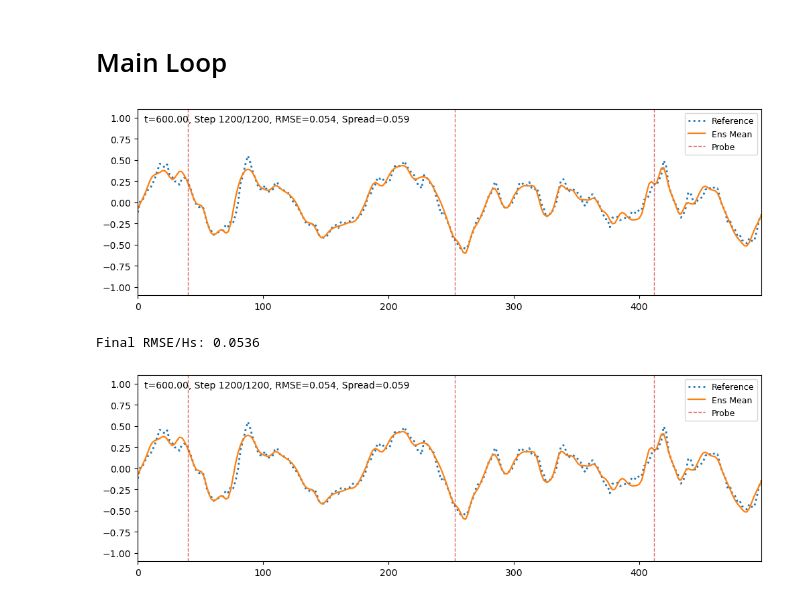
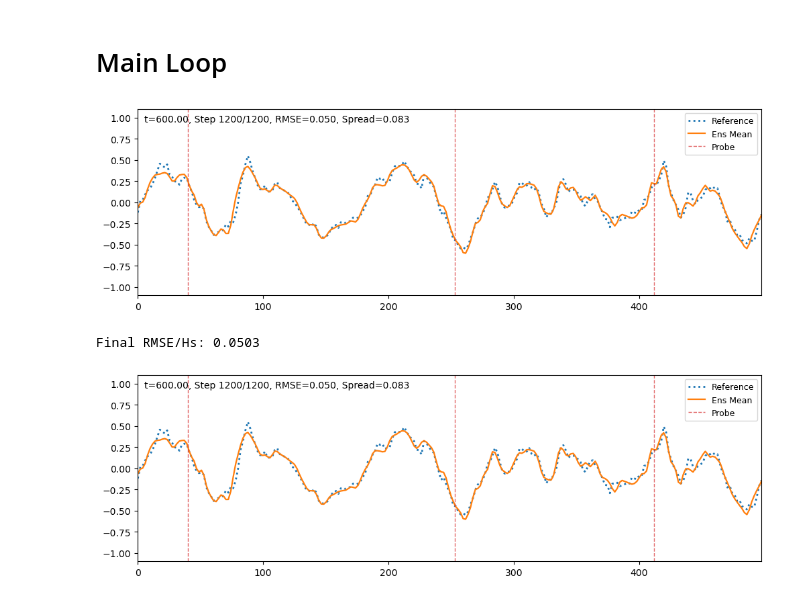
Before and after one commit to LtenHacken/Wave-Reconstruction, a Jupyter notebook: EnKF-LWT-CDR.ipynb, the cells around one changed output. Cells and saved outputs as stored; diff of their text form; code cells hidden in the pictures.

Commit message:
Put in correct filter and inflation also in the example run document

```diff
--- a/EnKF-LWT-CDR.ipynb
+++ b/EnKF-LWT-CDR.ipynb
@@ -13,24 +13,26 @@ from statistics import variance
 # %%
 # Data Selection
 DATA_FOLDER_NAME = 'data/GT_3_18'  # Options: 'GT_0_80', 'GT_3_18'
+
+Hs = 3.18 # Follow chosen dataset
 
 # Physics
 GRAVITY = 9.81
 
 # Ensemble Kalman Filter Parameters
-N_CYCLES      = 1200          # Number of cycles
-ENSEMBLE_SIZE = 100           # Ensemble Size (Ne)
-INFLATION     = 1.015         # Inflation factor
-LOCALIZATION_RANGE_RATIO = 0.08 # Fraction of domain length for localization
-SIGMA_ETA     = 0.05          # Measurement noise [m]
+N_CYCLES      = 1200                # Number of cycles
+ENSEMBLE_SIZE = 100                 # Ensemble Size (Ne)
+INFLATION     = 1.015               # Inflation factor
+LOCALIZATION_RANGE_RATIO = 0.08     # Fraction of domain length for localization
+SIGMA_ETA     = 0.05                # Measurement noise [m]
 
 # Observation Locations [m]
 OBS_LOCATIONS = np.array([40.0, 253.0, 412.0])
 
 # Filter / Dealiasing
-CUTOFF_FRAC   = 0.5           # Cutoff fraction
-DAMP_STRENGTH = 3             # Damping strength
-SEED          = 0             # Random seed
+CUTOFF_FRAC   = 0.8                 # Cutoff fraction
+DAMP_STRENGTH = 0.0015 * Hs**2      # Damping strength
+SEED          = 0                   # Random seed
 # %% [markdown]
 # Helper Functions
 # %%
@@ -165,6 +185,7 @@ ax.legend(loc="upper right", fontsize=9)
 stats_txt = ax.text(0.01, 0.97, '', transform=ax.transAxes, va='top', ha='left')
 rmse_hist = []
 
+inflation = 1.0 # Initial value
 # EnKF loop
 for n in range(N_CYCLES):
     # Forecast
@@ -173,37 +194,43 @@ for n in range(N_CYCLES):
 
     # Observation
     eta_t = ETA_TRUE_XT[:, n+1]
     y_obs_val = eta_t[idx_obs] + rng.normal(0.0, SIGMA_ETA, size=M)
 
     # Analysis
     X = enkf_update_eta(X, y_obs_val, R, x_grid=x, idx_obs=idx_obs, Lc=Lc, rng=rng)
 
     # Inflation and zero mean
     mu = X.mean(axis=1, keepdims=True)
-    X = mu + INFLATION * (X - mu)
+    X = mu + inflation * (X - mu)
     X -= X.mean(axis=0, keepdims=True)
 
     # Metrics
     ens_mean = X.mean(axis=1)
     rmse = np.sqrt(np.mean((ens_mean - eta_t)**2))
+    spr = np.sqrt(np.mean(np.var(X[:, :], axis=1, ddof=1)))
+
+    if spr > rmse:
+        inflation = 1.0
+    else:
+        inflation = INFLATION
 
     rmse_norm = rmse/Hs
     rmse_hist.append(rmse_norm)
 
     if (n + 1) % 20 == 0:
         spr = np.sqrt(np.mean(np.var(X, axis=1, ddof=1)))
         stats_txt.set_text(f"t={t_axis[n+1]:.2f}, Step {n+1}/{N_CYCLES}, RMSE={rmse_norm:.3f}, Spread={spr:.3f}")
         line_true.set_ydata(eta_t / Hs)
         line_mean.set_ydata(ens_mean / Hs)
         fig.canvas.draw_idle()
         fig.canvas.flush_events()
         clear_output(wait=True); display(fig)
 
 print(f"Final RMSE/Hs: {rmse/Hs:.4f}")
 # %% [output]
-[figure, old version]
+[figure, new version]
-Final RMSE/Hs: 0.0536
+Final RMSE/Hs: 0.0503
-[figure, old version]
+[figure, new version]
 # %%
 plt.plot(t_axis[:N_CYCLES], rmse_hist)
 plt.xlabel(r"$t$ [s]")
```
Also changed, not shown: parts of 2 cells of this notebook, 2 other files.
